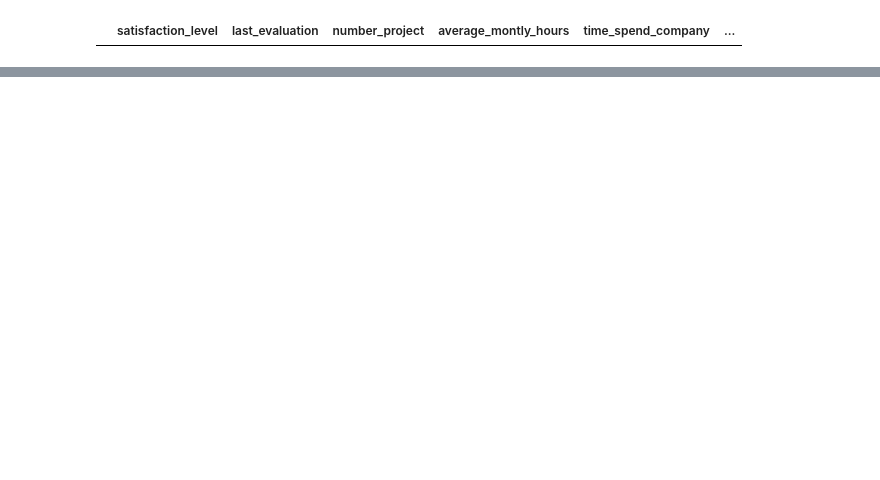
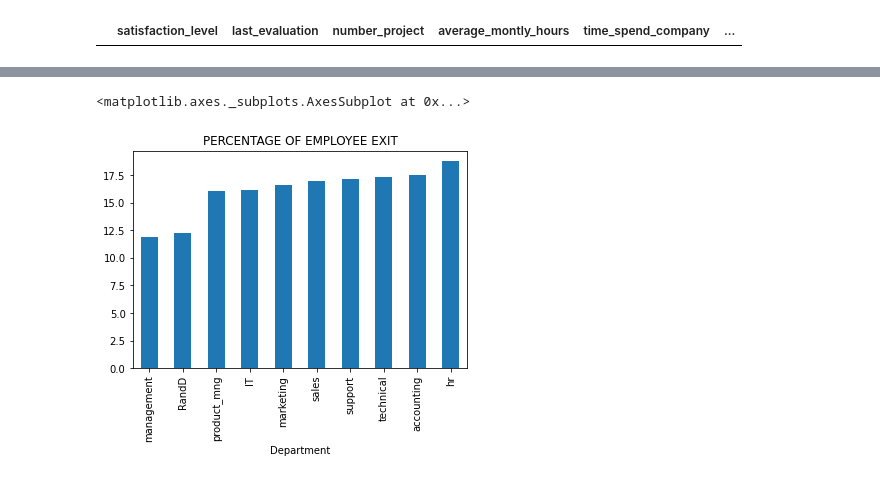
Before and after one commit to ankitkarmakar95/Manage_employee_exit_using_neural_netwrok, a Jupyter notebook: Manage_employee_exit_using_neural_netwrok.ipynb, the cells around one changed output, grey strips where cells are left out. Cells and saved outputs as stored; diff of their text form; code cells hidden in the pictures; blank space fills up the shorter version.

```diff
--- a/Manage_employee_exit_using_neural_netwrok.ipynb
+++ b/Manage_employee_exit_using_neural_netwrok.ipynb
@@ -109,0 +212,10 @@ emp_exit
+# %%
+emp_data_left  = emp_data[emp_data.left == 1]
+Dep_data=pd.DataFrame()
+Dep_data["left"] = emp_data_left.groupby(['Department'])["left"].count()
+Dep_data["total"] = emp_data.groupby(['Department'])["left"].count()
+Dep_data["exit_percentage"]=Dep_data["left"]/Dep_data["total"]*100
+Dep_data["exit_percentage"].sort_values(ascending=True).plot(kind='bar',title='PERCENTAGE OF EMPLOYEE EXIT')
+# %% [output]
+<matplotlib.axes._subplots.AxesSubplot at 0x...>
+[figure, added]
```
Also changed, not shown: parts of 23 cells of this notebook.
